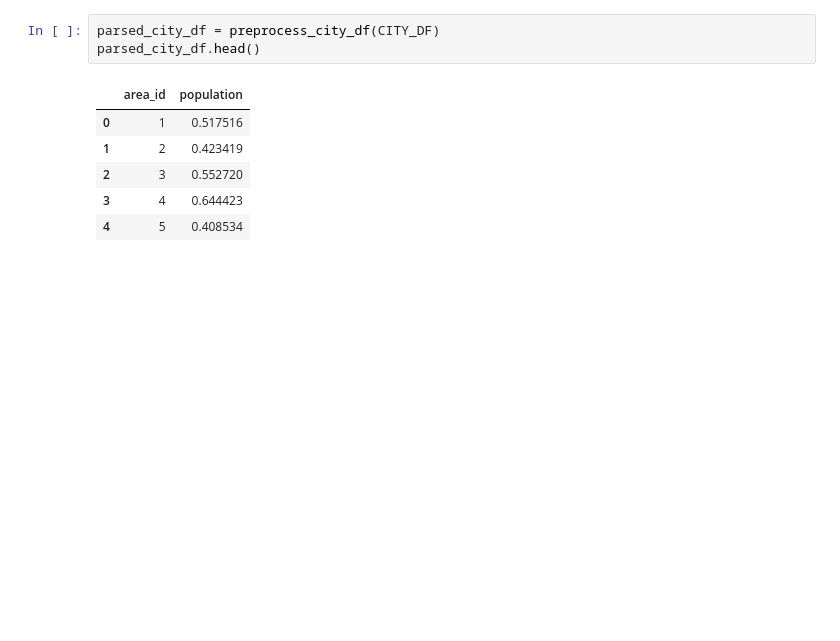
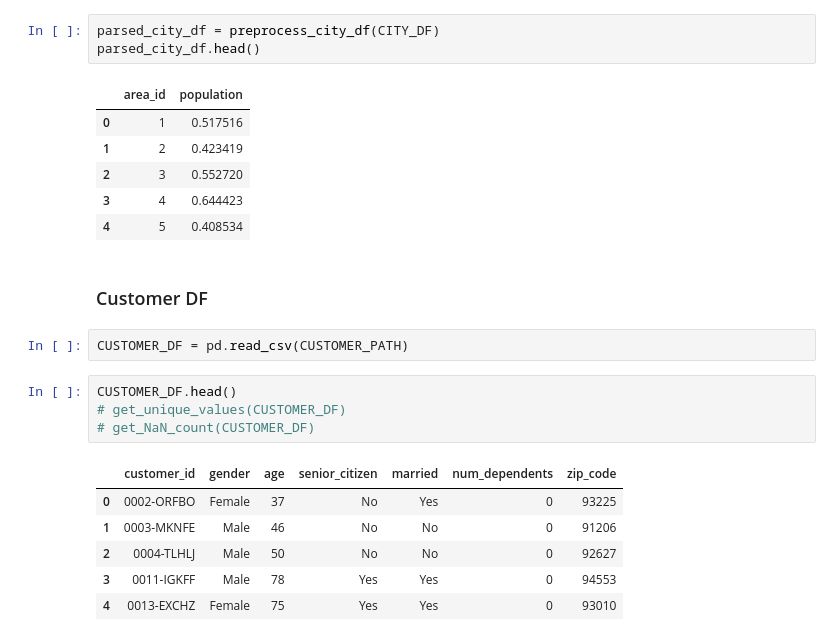
Before and after one commit to peek00/ml-churn-webapp, a Jupyter notebook: research/data_exploration.ipynb, the cells around one changed output. Drawn from its saved outputs; the diff is of its cells as text; blank space fills up the shorter version.

Commit message:
Preprocess customer table

```diff
--- a/research/data_exploration.ipynb
+++ b/research/data_exploration.ipynb
@@ -337,3 +337,18 @@ parsed_city_df.head()
 | 2 | 3 | 0.552720 |
 | 3 | 4 | 0.644423 |
 | 4 | 5 | 0.408534 |
+# %% [markdown]
+### Customer DF
+# %%
+CUSTOMER_DF = pd.read_csv(CUSTOMER_PATH)
+# %%
+CUSTOMER_DF.head()
+# get_unique_values(CUSTOMER_DF)
+# get_NaN_count(CUSTOMER_DF)
+# %% [output]
+|  | customer_id | gender | age | senior_citizen | married | num_dependents | zip_code |
+| 0 | 0002-ORFBO | Female | 37 | No | Yes | 0 | 93225 |
+| 1 | 0003-MKNFE | Male | 46 | No | No | 0 | 91206 |
+| 2 | 0004-TLHLJ | Male | 50 | No | No | 0 | 92627 |
+| 3 | 0011-IGKFF | Male | 78 | Yes | Yes | 0 | 94553 |
+| 4 | 0013-EXCHZ | Female | 75 | Yes | Yes | 0 | 93010 |
```
Also changed, not shown: parts of 1 cell of this notebook.
